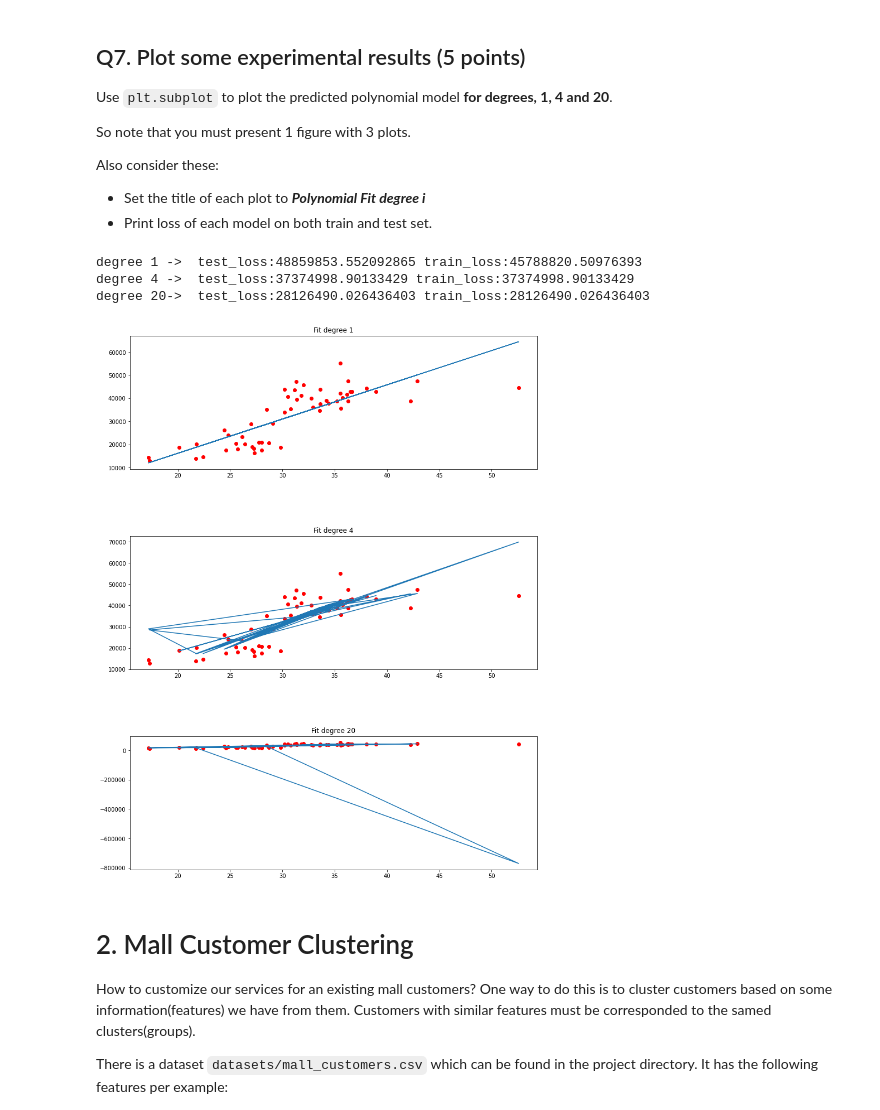
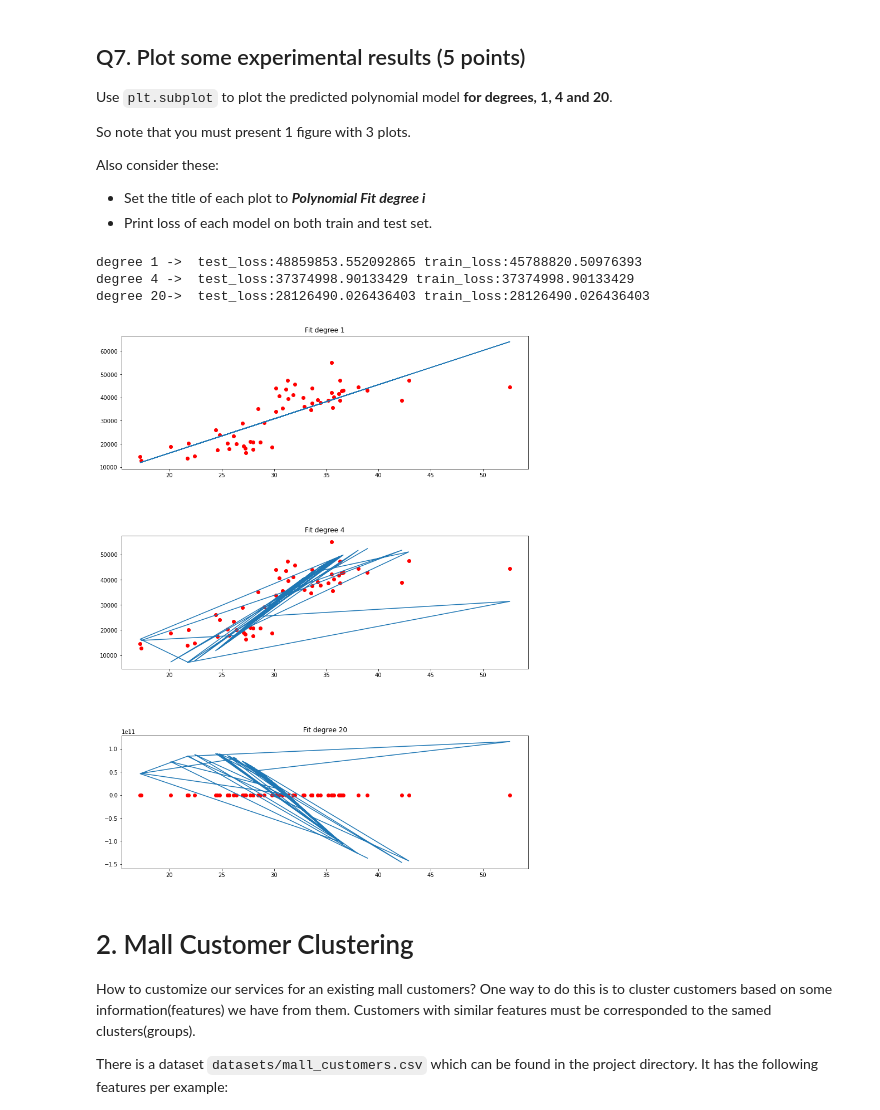
Before and after one commit to AAdvari/machine-learning, a Jupyter notebook: BasicMachineLearningAlgorithms.ipynb, the cells around one changed output. Drawn from its saved outputs; the diff is of its cells as text; code cells hidden in the pictures.

```diff
--- a/BasicMachineLearningAlgorithms.ipynb
+++ b/BasicMachineLearningAlgorithms.ipynb
@@ -181,8 +180,7 @@ slr = SimpleLinearRegression()
 X = X.reshape(-1,1)
 target = target.reshape(-1,1)
 normalized_X = slr.normalize(X,normalization='Standardization')
-normalized_target = slr.normalize(target,normalization='Standardization')
-X_train, y_train, X_test, y_test = slr.prepare_dataset(normalized_X, normalized_target)
+X_train, y_train, X_test, y_test = slr.prepare_dataset(normalized_X, target)
 coeff, intercept = slr.train(X_train, y_train)
 print(coeff)
 print(intercept)
@@ -443,45 +442,39 @@ Also consider these:
 # %%
 ############# Your code here ############
 fig, axs = plt.subplots(3)
 fig.tight_layout(pad=1)
-
-def generate_predicts(coeffs, degree, intercept, inp):
-    pred = []
-    for i in inp:
-        temp = 0
-        for j in range(degree):
-            temp += i[j+1] * coeffs[0,j+1]
-        pred.append(temp+intercept)
-    return np.array(pred)
-
 
 j = 0
 for i in [1,4,20]:
     pr = PolynomialRegression(degree=i)
     train_poly = pr.generate_polynomial_features(X_train,i)
     train_poly = pr.normalize(train_poly,normalization='Standardization')
 
+    test_poly = pr.generate_polynomial_features(X_test, i)
+    test_poly = pr.normalize(test_poly,normalization='Standardization')
+
     reg, coeff, intercept = pr.train(train_poly, y_train)
-    test_poly = pr.generate_polynomial_features(X_test, i)
+
     test_pred = generate_predicts(coeff, i, intercept, test_poly)
+    test_pred = reg.predict(test_poly)
 
     axs[j].plot(X_test, test_pred)
     axs[j].scatter(X_test, y_test, color='r')
     axs[j].set_title('Fit degree '+ str(i))
     j = j+1
 
 fig.set_size_inches(11.5,15.5, forward=True)
 
 print("degree 1 ->  test_loss:"+ str(test_losses[0]) + " train_loss:" + str(train_losses[0]))
 print("degree 4 ->  test_loss:"+ str(train_losses[3]) + " train_loss:" + str(train_losses[3]))
 print("degree 20->  test_loss:"+ str(train_losses[19]) + " train_loss:" + str(train_losses[19]))
 
 #########################################
 # %% [output]
 degree 1 ->  test_loss:48859853.552092865 train_loss:45788820.50976393
 degree 4 ->  test_loss:37374998.90133429 train_loss:37374998.90133429
 degree 20->  test_loss:28126490.026436403 train_loss:28126490.026436403
-[figure, old version]
+[figure, new version]
 # %% [markdown]
 # 2. Mall Customer Clustering
 
```
Also changed, not shown: parts of 6 cells of this notebook.
